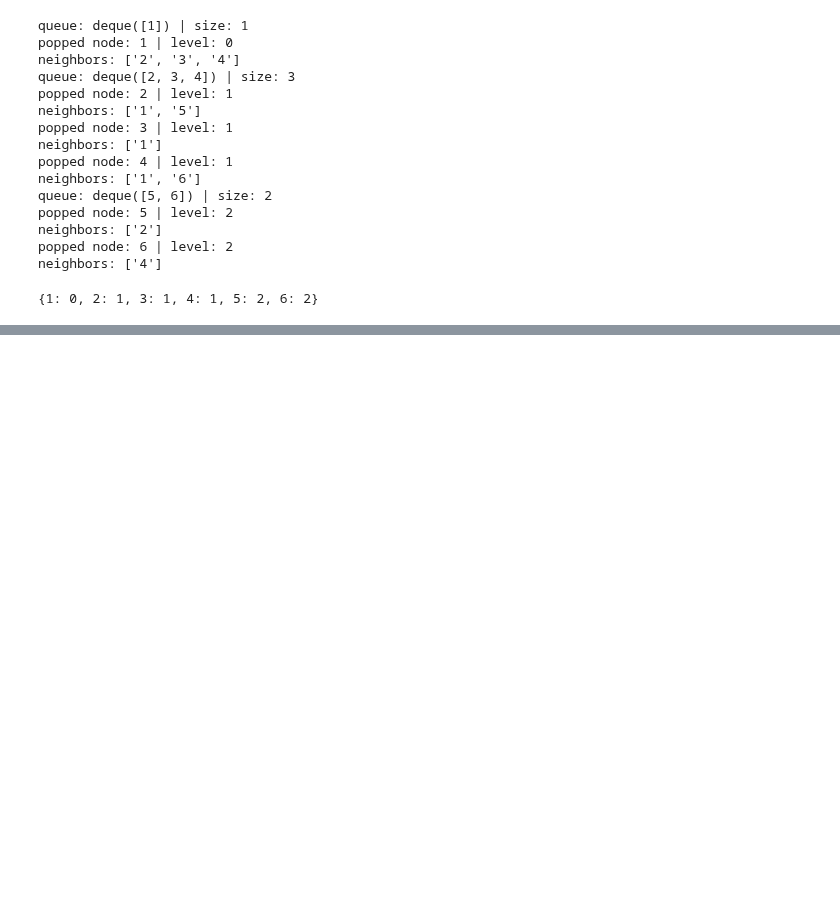
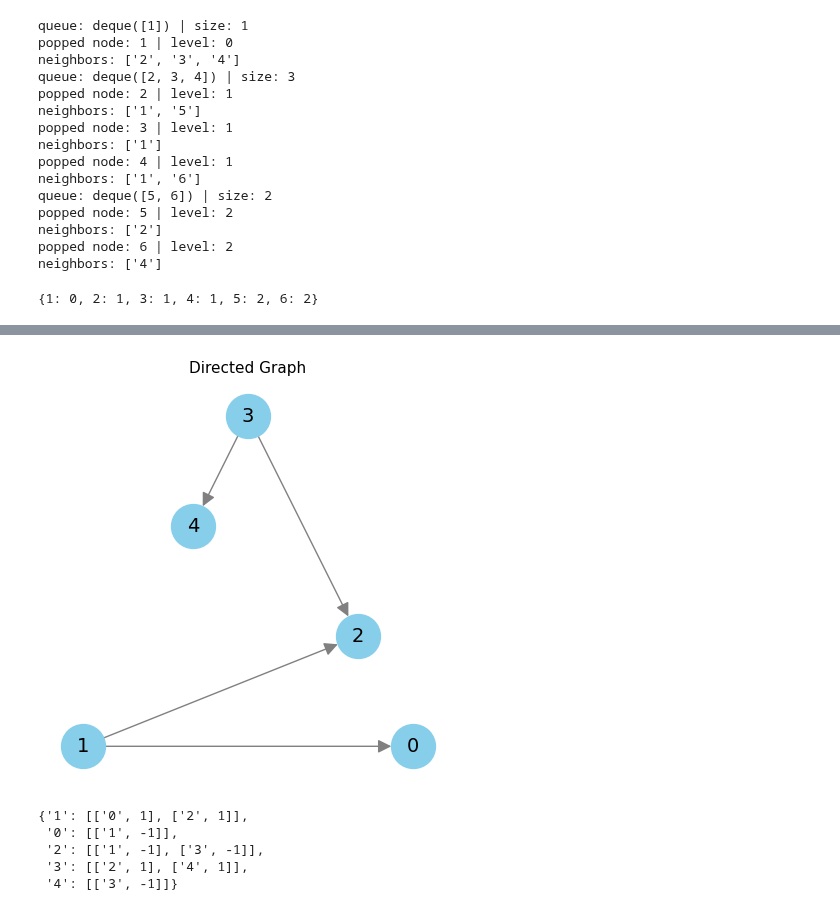
Before and after one commit to ShaunakSen/Problem-Solving-and-Algorithms, a Jupyter notebook: DSA/graphs/graph_01.ipynb, the cells around one changed output, grey strips where cells are left out. Drawn from its saved outputs; the diff is of its cells as text; code cells hidden in the pictures; blank space fills up the shorter version.

```diff
--- a/DSA/graphs/graph_01.ipynb
+++ b/DSA/graphs/graph_01.ipynb
@@ -809,0 +960,6 @@ neighbors: ['4']
+# %%
+edgelist = [[1,0],[1,2],[3,2],[3,4]]
+
+visualize_graph(edgelist, True)
+# %% [output]
+[figure, added]
@@ -809,0 +968,8 @@ neighbors: ['4']
+# %%
+adjacency_list
+# %% [output]
+{'1': [['0', 1], ['2', 1]],
+ '0': [['1', -1]],
+ '2': [['1', -1], ['3', -1]],
+ '3': [['2', 1], ['4', 1]],
+ '4': [['3', -1]]}
```
Also changed, not shown: parts of 14 cells of this notebook.
